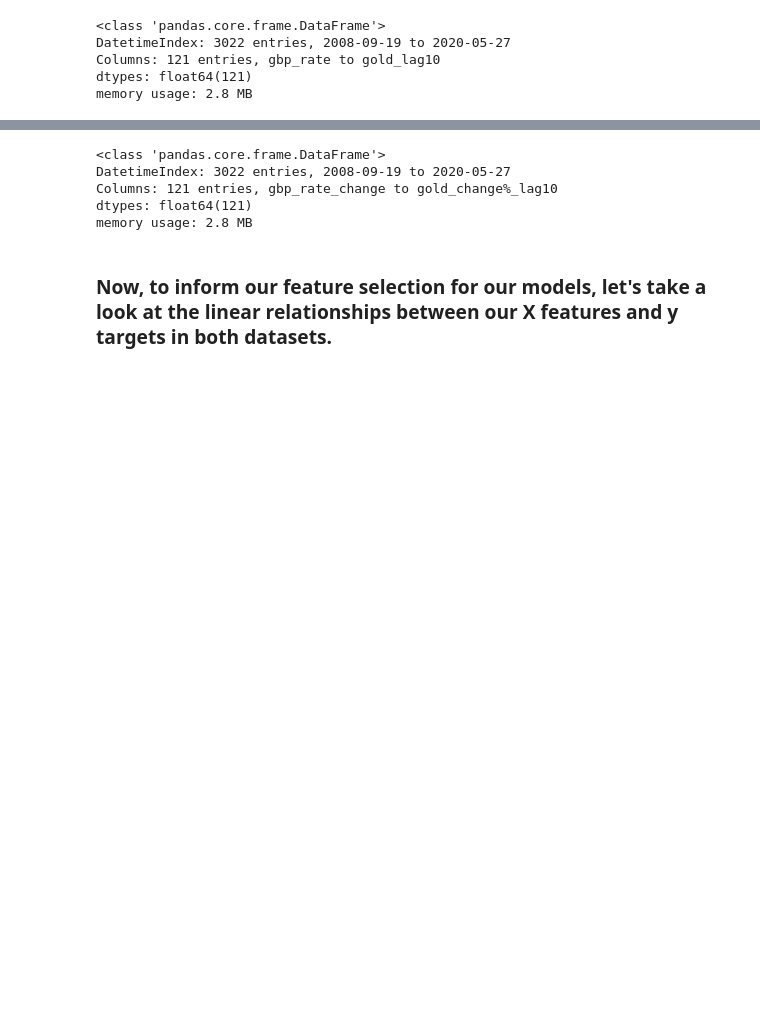
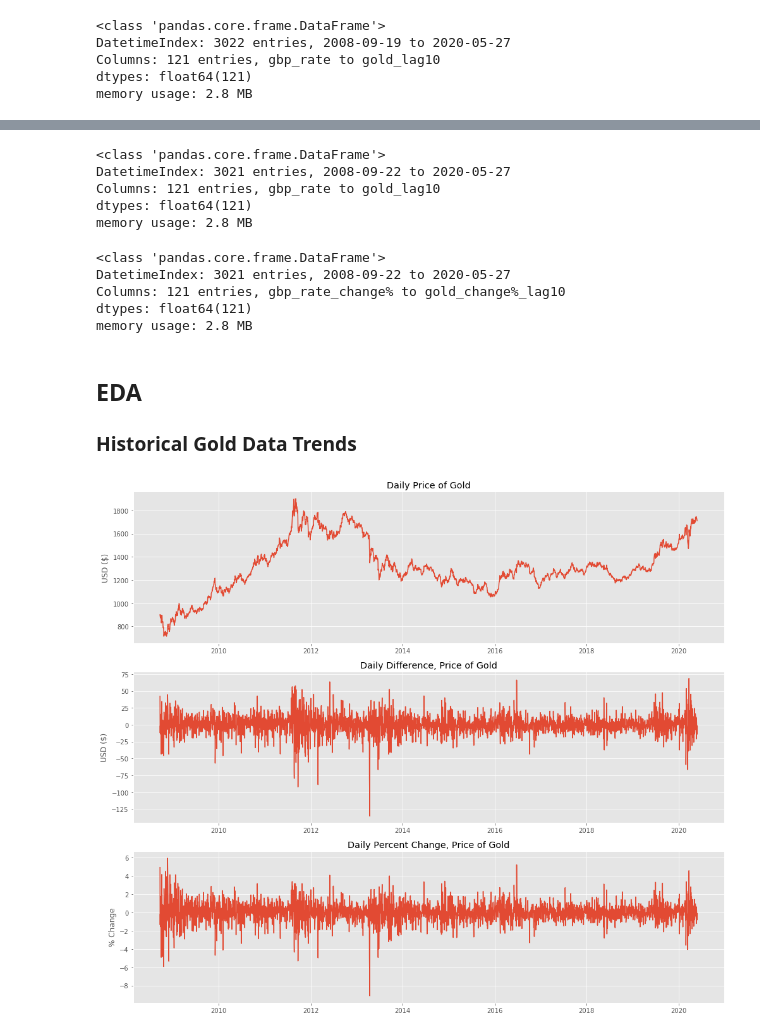
Before and after one commit to jangelchik/interest_equities_gold, a Jupyter notebook: visuals_and_modeling.ipynb, the cells around one changed output, grey strips where cells are left out. Drawn from its saved outputs; the diff is of its cells as text; code cells hidden in the pictures; blank space fills up the shorter version.

Commit message:
plotted historical data EDA

```diff
--- a/visuals_and_modeling.ipynb
+++ b/visuals_and_modeling.ipynb
@@ -50,10 +51,12 @@ Australia (AUD): https://www.rba.gov.au/statistics/cash-rate/
 
 ### For sake of dimensionality reduction, let's first get just the raw values into one data frame, and the percent change values into another. It will be interesting to see if gold's price or gold's percent price change is 'easier' to predict.
 # %%
-# store 'change' column titles to create separate dataframes
+# store column titles to create separate dataframes for raw values, differences, and percent changes
 
+col_raw = []
 col_dif = []
-col_raw = []
+col_change = []
+
 for col in df_Xy.columns:
     if 'change%' in col:
         col_change.append(col)
@@ -110,22 +101,43 @@ memory usage: 5.5 MB
+# %%
+df_Xy_raw = df_Xy_raw[df_Xy_raw.index >= '2008-09-22']
+df_Xy_raw.info()
+# %% [output]
+<class 'pandas.core.frame.DataFrame'>
+DatetimeIndex: 3021 entries, 2008-09-22 to 2020-05-27
+Columns: 121 entries, gbp_rate to gold_lag10
+dtypes: float64(121)
+memory usage: 2.8 MB
 # %%
-to_drop = df_Xy_change.index[df_Xy_change.index < '2008-09-19']
-
-df_Xy_change.drop(to_drop, inplace = True)
+df_Xy_change = df_Xy_change[df_Xy_change.index >= '2008-09-22']
+df_Xy_change.info()
+# %% [output]
+<class 'pandas.core.frame.DataFrame'>
+DatetimeIndex: 3021 entries, 2008-09-22 to 2020-05-27
+Columns: 121 entries, gbp_rate_change% to gold_change%_lag10
+dtypes: float64(121)
+memory usage: 2.8 MB
-# %%
-df_Xy_change.info()
-# %% [output]
-<class 'pandas.core.frame.DataFrame'>
-DatetimeIndex: 3022 entries, 2008-09-19 to 2020-05-27
-Columns: 121 entries, gbp_rate_change to gold_change%_lag10
-dtypes: float64(121)
-memory usage: 2.8 MB
 # %%
 # create X,y pairs for both raw and percent change dataframes
 
 X_raw = df_Xy_raw.drop(columns = ['gold'])
 y_raw = df_Xy_raw['gold']
 
+X_dif = df_Xy_dif.drop(columns = ['gold_dif'])
+y_dif = df_Xy_dif['gold_dif']
+
 X_change = df_Xy_change.drop(columns = ['gold_change%'])
 y_change = df_Xy_change['gold_change%']
-# %% [markdown]
-### Now, to inform our feature selection for our models, let's take a look at the linear relationships between our X features and y targets in both datasets.
+# %% [markdown]
+## EDA
+### Historical Gold Data Trends
+# %%
+fig,axs = plt.subplots(3,1, figsize = (14,12))
+
+for ax,metric,series in zip(axs,[('Daily Price of Gold','USD ($)'), ('Daily Difference, Price of Gold','USD ($)'),\
+                            ('Daily Percent Change, Price of Gold','% Change')],[y_raw,y_dif,y_change]):
+        ax.plot(series.index,series)
+        ax.set_title(metric[0])
+        ax.set_ylabel(metric[1])
+plt.tight_layout()
+# %% [output]
+[figure, added]
```
Also changed, not shown: parts of 6 cells of this notebook.
